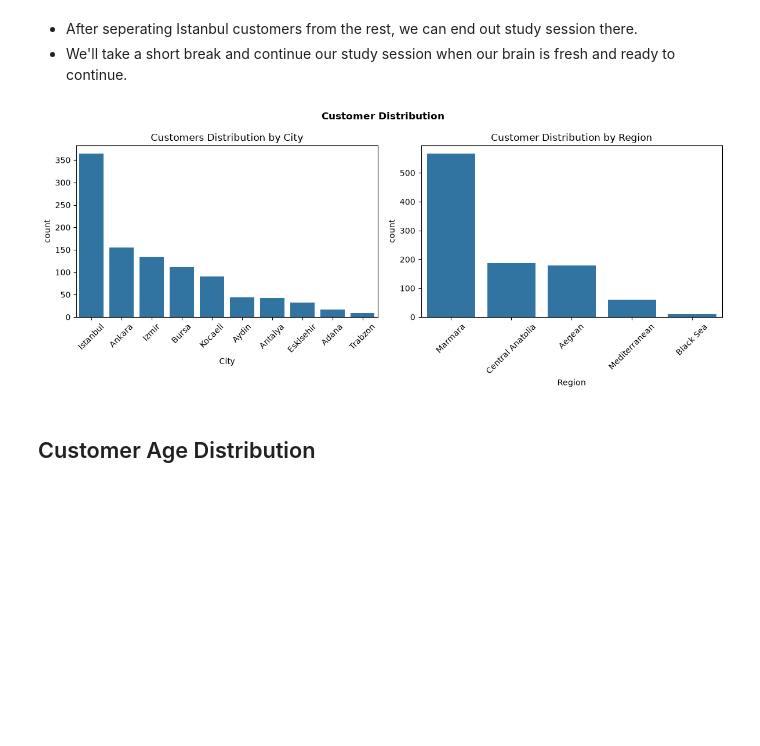
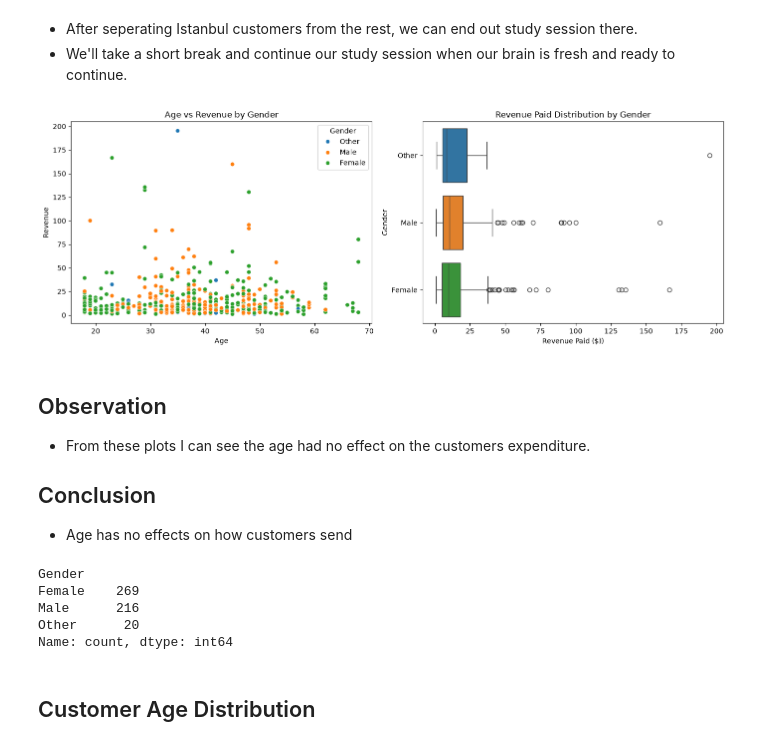
Before and after one commit to geff-ghost/notebooks, a Jupyter notebook: retail_data/MixedKnowledge.ipynb, the cells around one changed output. Cells and saved outputs as stored; diff of their text form; code cells hidden in the pictures; blank space fills up the shorter version.

Commit message:
Istanbul Revenue vs Age by Gender

```diff
--- a/retail_data/MixedKnowledge.ipynb
+++ b/retail_data/MixedKnowledge.ipynb
@@ -838,7 +838,7 @@ plt.show()
 - We also see that Istanbul is an **outlier** this makes things more interesting.
 - We can focus our study on Istanbul to try and find out why this is so.
 # %%
-istanbul_customers = df_master[df_master['City'] == 'Istanbul']
+istanbul_customers = df_master[df_master['City'] == 'Istanbul'].reset_index()
 
 istanbul_customers.head()
 # %% [output]
@@ -853,24 +853,55 @@ istanbul_customers.head()
 - After seperating Istanbul customers from the rest, we can end out study session there.
 - We'll take a short break and continue our study session when our brain is fresh and ready to continue.
 # %%
-# Which City had the most Customers And Which Customer Segment Dominate
-fig, axes = plt.subplots(1, 2, figsize=(12, 5))
+istanbul_customers['RevenuePaid'] = istanbul_customers['UnitCost'] * istanbul_customers['Quantity']
 
-# City Distribution
-sns.countplot(data=customers, x='City', order=customers['City'].value_counts().index, ax=axes[0])
-axes[0].set_title('Customers Distribution by City')
-axes[0].tick_params(axis='x', rotation=45)
+fig, axes = plt.subplots(1, 2, figsize=(14, 5))
 
-# Region Distribution
-sns.countplot(data=customers, x='Region', order=customers['Region'].value_counts().index, ax=axes[1])
-axes[1].set_title('Customer Distribution by Region')
-axes[1].tick_params(axis='x', rotation=45)
+# Scatter Plot (Age vs Revenue by Gender)
+sns.scatterplot(
+    data=istanbul_customers,
+    x='Age',
+    y='RevenuePaid',
+    hue='Gender',
+    ax=axes[0],
+    palette='tab10'
+)
+axes[0].set_xlabel('Age')
+axes[0].set_ylabel('Revenue')
+axes[0].set_title('Age vs Revenue by Gender')
 
-plt.suptitle('Customer Distribution', fontsize=12, fontweight='bold')
+# Box Plot (Revenue Distribution by Gender)
+sns.boxplot(
+    data=istanbul_customers,
+    x='RevenuePaid',
+    y='Gender',
+    hue='Gender',
+    legend=False,
+    ax=axes[1],
+    palette='tab10'
+)
+axes[1].set_title('Revenue Paid Distribution by Gender')
+axes[1].set_ylabel('Gender')
+axes[1].set_xlabel('Revenue Paid ($))')
+
 plt.tight_layout()
 plt.show()
 # %% [output]
-[figure, old version]
+[figure, new version]
+# %% [markdown]
+## Observation
+- From these plots I can see the age had no effect on the customers expenditure.
+
+## Conclusion
+- Age has no effects on how customers send
+# %%
+istanbul_customers['Gender'].value_counts()
+# %% [output]
+Gender
+Female    269
+Male      216
+Other      20
+Name: count, dtype: int64
 # %% [markdown]
 ## Customer Age Distribution
 # %%
```
Also changed, not shown: parts of 1 cell of this notebook.
